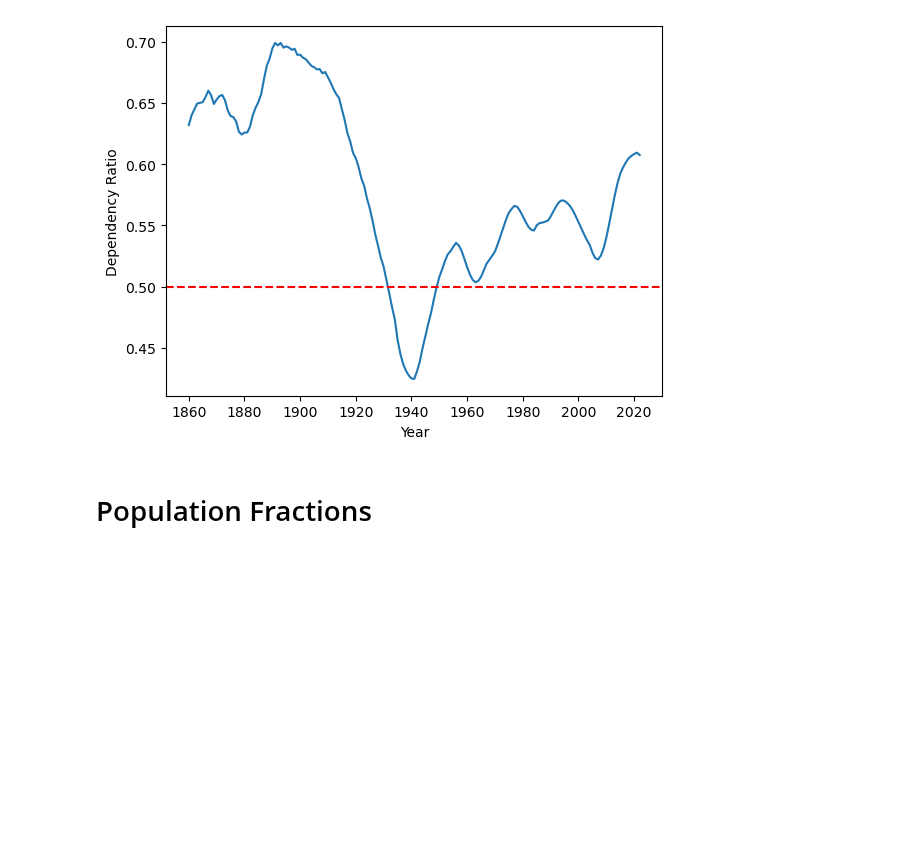
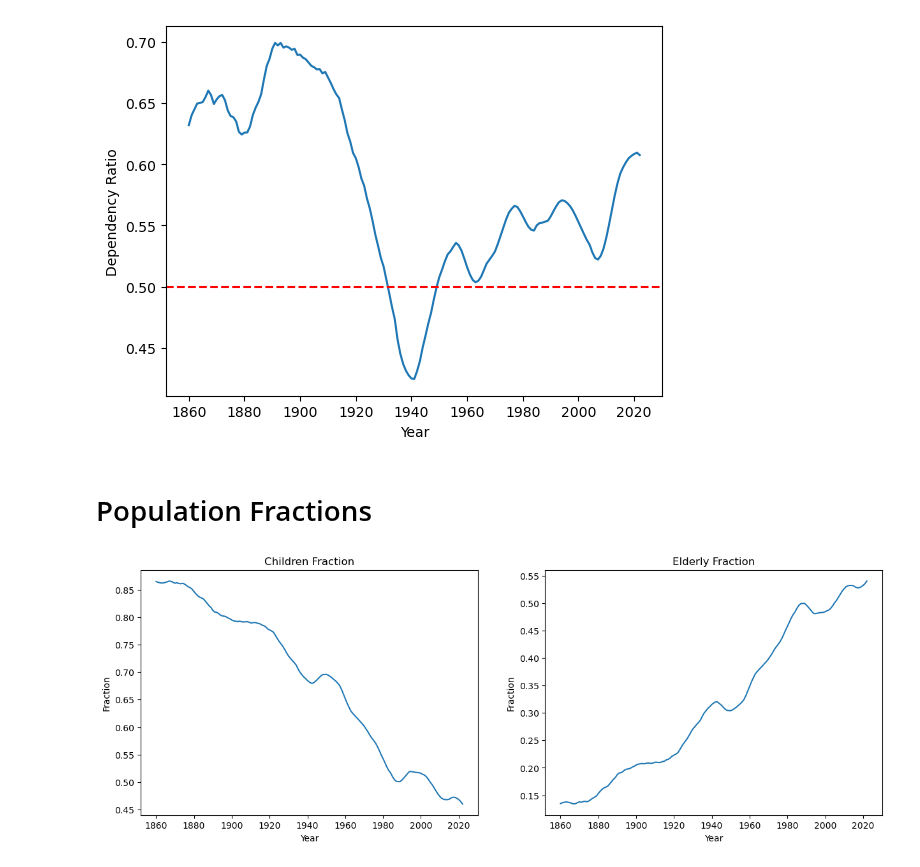
Before and after one commit to GiacomoGuidotto/DAT565, a Jupyter notebook: sample.ipynb, the cells around one changed output. Drawn from its saved outputs; the diff is of its cells as text; code cells hidden in the pictures; blank space fills up the shorter version.

Commit message:
feat: dependent population ratio

```diff
--- a/sample.ipynb
+++ b/sample.ipynb
@@ -106,7 +106,8 @@ labor_sum
 2022    6545326
 Length: 163, dtype: int64
 # %%
-dependency_ratio = (children_sum + elderly_sum) / labor_sum
+dependent_sum = children_sum + elderly_sum
+dependency_ratio = dependent_sum / labor_sum
 dependency_ratio
 # %% [output]
 1860    0.631937
@@ -132,3 +133,21 @@ plt.axhline(y=.5, color='r', linestyle='--')
 [figure]
 # %% [markdown]
 # Population Fractions
+# %%
+children_fraction = children_sum / dependent_sum
+elderly_fraction = elderly_sum / dependent_sum
+# %%
+fig, ax = plt.subplots(1, 2, figsize=(15, 5))
+ax[0].plot(children_fraction)
+ax[0].set_title('Children Fraction')
+ax[0].set_xlabel('Year')
+ax[0].set_ylabel('Fraction')
+ax[0].set_xticks(range(0, len(children_fraction), 20))
+ax[1].plot(elderly_fraction)
+ax[1].set_title('Elderly Fraction')
+ax[1].set_xlabel('Year')
+ax[1].set_ylabel('Fraction')
+ax[1].set_xticks(range(0, len(elderly_fraction), 20))
+plt.show()
+# %% [output]
+[figure, added]
```
